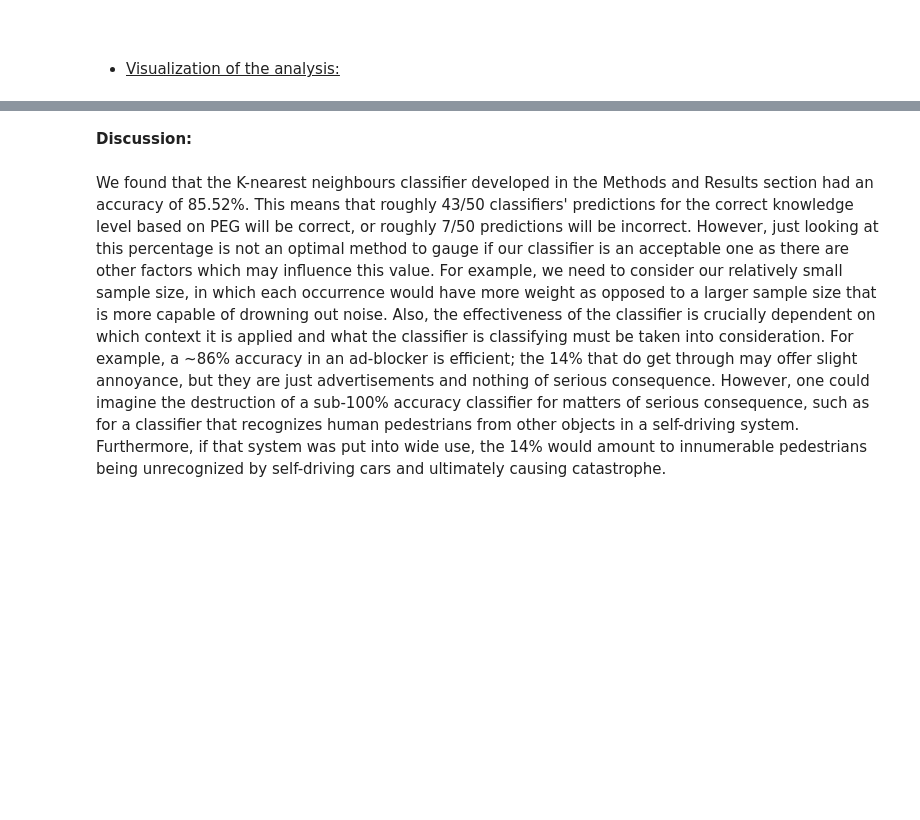
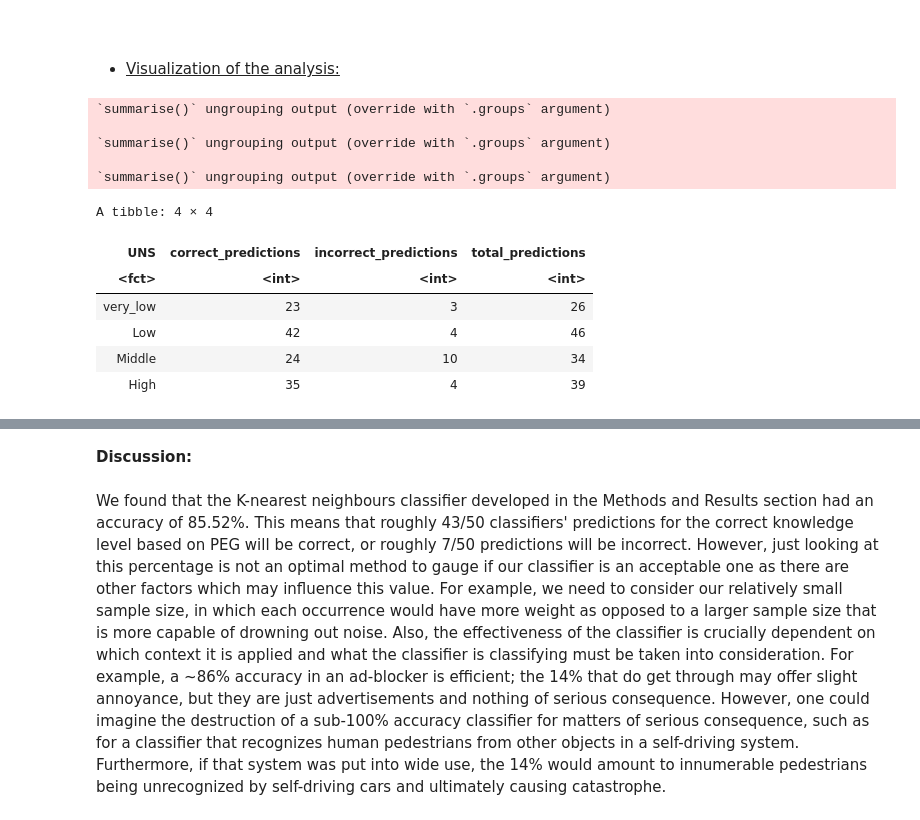
Before and after one commit to pgbenng/DSCI-Group-38-Project, a Jupyter notebook: proposal.ipynb, the cells around one changed output, grey strips where cells are left out. Cells and saved outputs as stored; diff of their text form; code cells hidden in the pictures; blank space fills up the shorter version.

```diff
--- a/proposal.ipynb
+++ b/proposal.ipynb
@@ -398,37 +439,43 @@ conf_mat
 # %%
 a <- select(predictions, .pred_class) %>% unlist
 b <- select(predictions, UNS) %>% unlist
 results <- bind_cols(.pred_class = a, UNS = b)
 
-correct_predictions <- results %>%             #calculates number of correct predictions (when prediction and truth matches each other)
+correct_predictions <- results %>%             #calculates number of correct predictions (when prediction and truth matches each other).
     filter(.pred_class == UNS) %>%
     group_by(UNS) %>%
     summarise(correct_predictions = n()) %>%
     select(-UNS)
 
-total_predictions <- results %>%              #calculates total number of predictions
+total_predictions <- results %>%              #calculates total number of predictions.
     group_by(UNS) %>%
     summarise(total_predictions = n())
 
-incorrect_predictions <- results %>%         #calculates number of incorrect predictions (when prediction and truth doesn't match each other)
+incorrect_predictions <- results %>%     #calculates number of incorrect predictions (when prediction and truth doesn't match each other).
     filter(.pred_class != UNS) %>%
     group_by(UNS) %>%
     summarise(incorrect_predictions = n()) %>%
     select(-UNS)
 
-prediction_stats <- bind_cols(correct_predictions, incorrect_predictions, total_predictions) %>% #binds all the dataframe columns together into one single dataframe
+prediction_stats <- bind_cols(correct_predictions, incorrect_predictions, total_predictions) %>% #binds all the dataframe columns together
+                                                                                                 #into one single dataframe.
     select(UNS, correct_predictions, incorrect_predictions, total_predictions) #makes all the columns "in order" (for ease of readability)
 prediction_stats
 
 prediction_stats1 <- prediction_stats %>%
   select(-total_predictions) %>%
-  gather(key = predict_result, value = total_predictions, correct_predictions, incorrect_predictions) #so that fill portion of bargraph can distinguish between correct and incorrect
-
-options(repr.plot.width = 10, repr.plot.height = 10) # increases size of graph for ease of readability
-
-results_graph <- ggplot(prediction_stats1, aes(x = UNS, y = total_predictions, fill = predict_result)) +
-    geom_bar(stat = "identity", position = "stack") +
-    labs(y = "Total number of predictions", fill = "Prediction Result") +
-    geom_text(aes(label = total_predictions), position = position_stack(vjust = 0.5))
-
-results_graph
+  gather(key = predict_result, value = total_predictions, correct_predictions, incorrect_predictions) #so that fill portion of bargraph can
+                                                                                                #distinguish between correct and incorrect.
+# %% [output]
+`summarise()` ungrouping output (override with `.groups` argument)
+
+`summarise()` ungrouping output (override with `.groups` argument)
+
+`summarise()` ungrouping output (override with `.groups` argument)
+A tibble: 4 × 4
+| UNS | correct_predictions | incorrect_predictions | total_predictions |
+| <fct> | <int> | <int> | <int> |
+| very_low | 23 | 3 | 26 |
+| Low | 42 | 4 | 46 |
+| Middle | 24 | 10 | 34 |
+| High | 35 | 4 | 39 |
```
Also changed, not shown: parts of 28 cells of this notebook.
